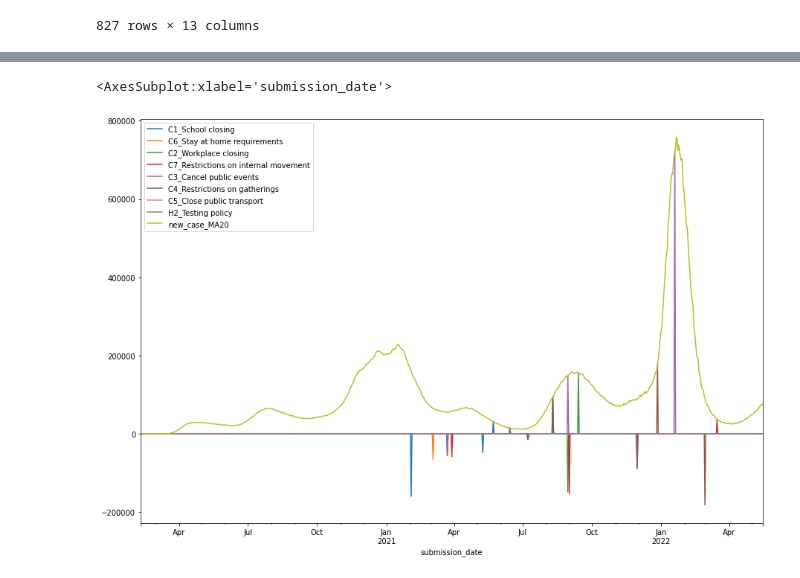
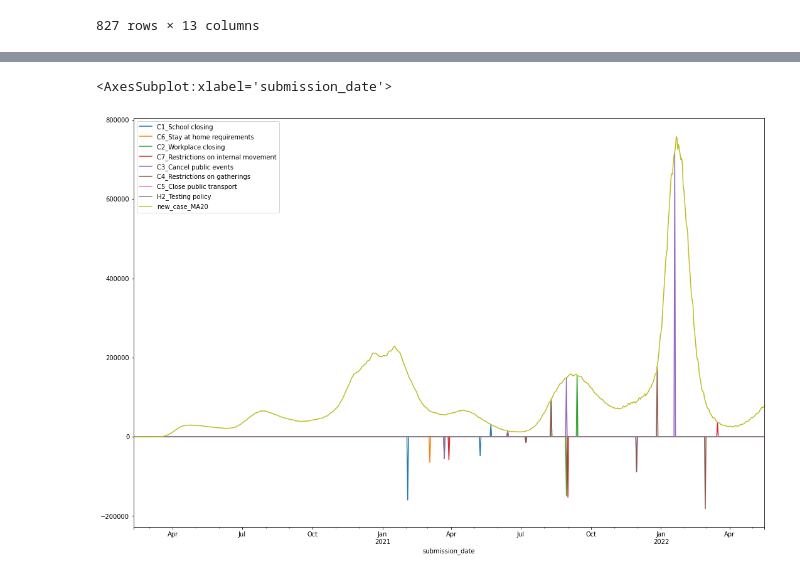
Before and after one commit to HenryVarro666/policy-changes-prediction, a Jupyter notebook: final/Final(pandas).ipynb, the cells around one changed output, grey strips where cells are left out. Drawn from its saved outputs; the diff is of its cells as text; code cells hidden in the pictures.

```diff
--- a/final/Final(pandas).ipynb
+++ b/final/Final(pandas).ipynb
@@ -393,11 +398,11 @@ C5_Close public transport
 H2_Testing policy
 # %%
 
-matplotlib.rcParams['figure.figsize'] = [15, 10]
+matplotlib.rcParams['figure.figsize'] = [18, 12]
 dfC_proc.plot(x='submission_date',y=polColumns+['new_case_MA20'])
 # %% [output]
 <AxesSubplot:xlabel='submission_date'>
-[figure, old version]
+[figure, new version]
 # %%
 # fig, axs = plt.subplots(1)
 # fig.suptitle('Vertically stacked subplots')
```
Also changed, not shown: parts of 4 cells of this notebook.
